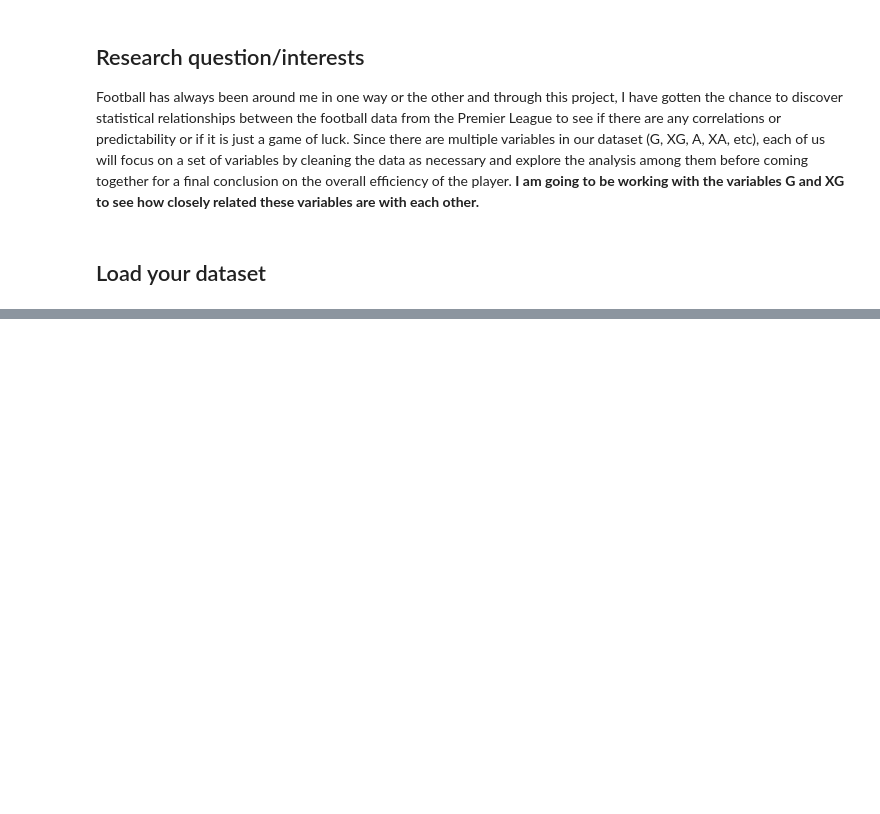
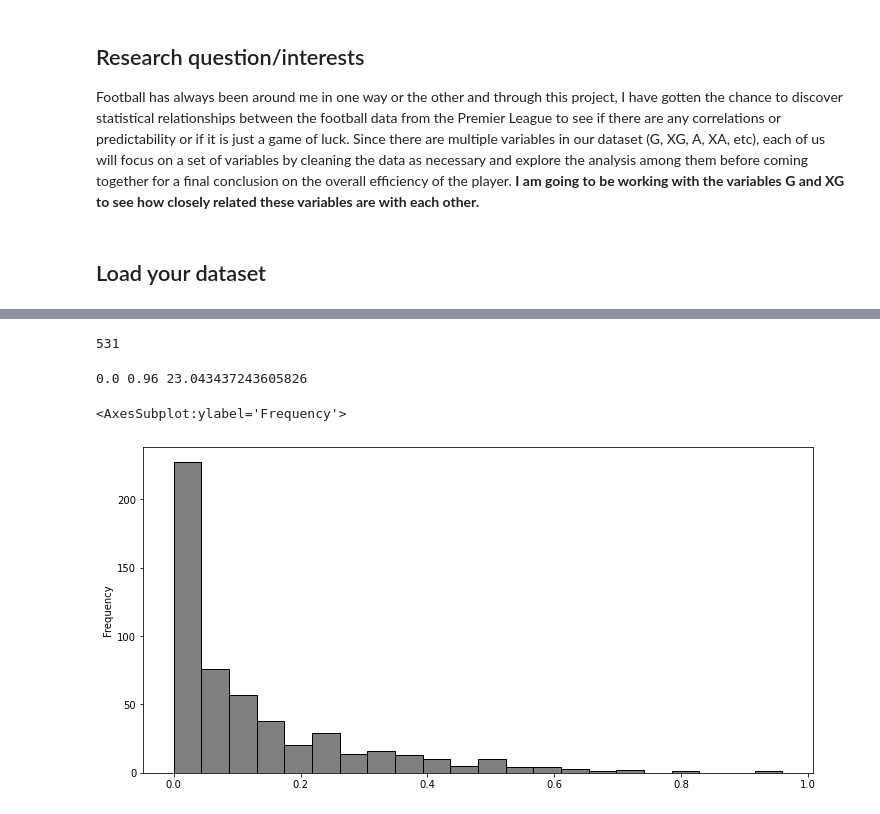
Before and after one commit to ubco-W2022T2-data301/group26, a Jupyter notebook: analysis/analysisAnanya.ipynb, the cells around one changed output, grey strips where cells are left out. Cells and saved outputs as stored; diff of their text form; code cells hidden in the pictures; blank space fills up the shorter version.

```diff
--- a/analysis/analysisAnanya.ipynb
+++ b/analysis/analysisAnanya.ipynb
@@ -26,0 +100,3 @@ df
+# %%
+df_cleaned = df2.copy()[df2['xG90'].between(xG90_low, xG90_hgh)]
+df_cleaned.head()
@@ -26,0 +110,13 @@ df
+# %%
+len(df_cleaned)
+# %% [output]
+531
+# %%
+xG90_data = np.array(df_cleaned['xG90'])
+print(xG90_data.min(), xG90_data.max(), math.sqrt(len(xG90_data)))
+xG90_bins = np.linspace(xG90_data.min(), xG90_data.max(), 23)
+df_cleaned['xG90'].plot(kind='hist', bins=xG90_bins, figsize=(12,6), facecolor='grey',edgecolor='black')
+# %% [output]
+0.0 0.96 23.043437243605826
+<AxesSubplot:ylabel='Frequency'>
+[figure, added]
```
Also changed, not shown: parts of 28 cells of this notebook, 3 other files.
